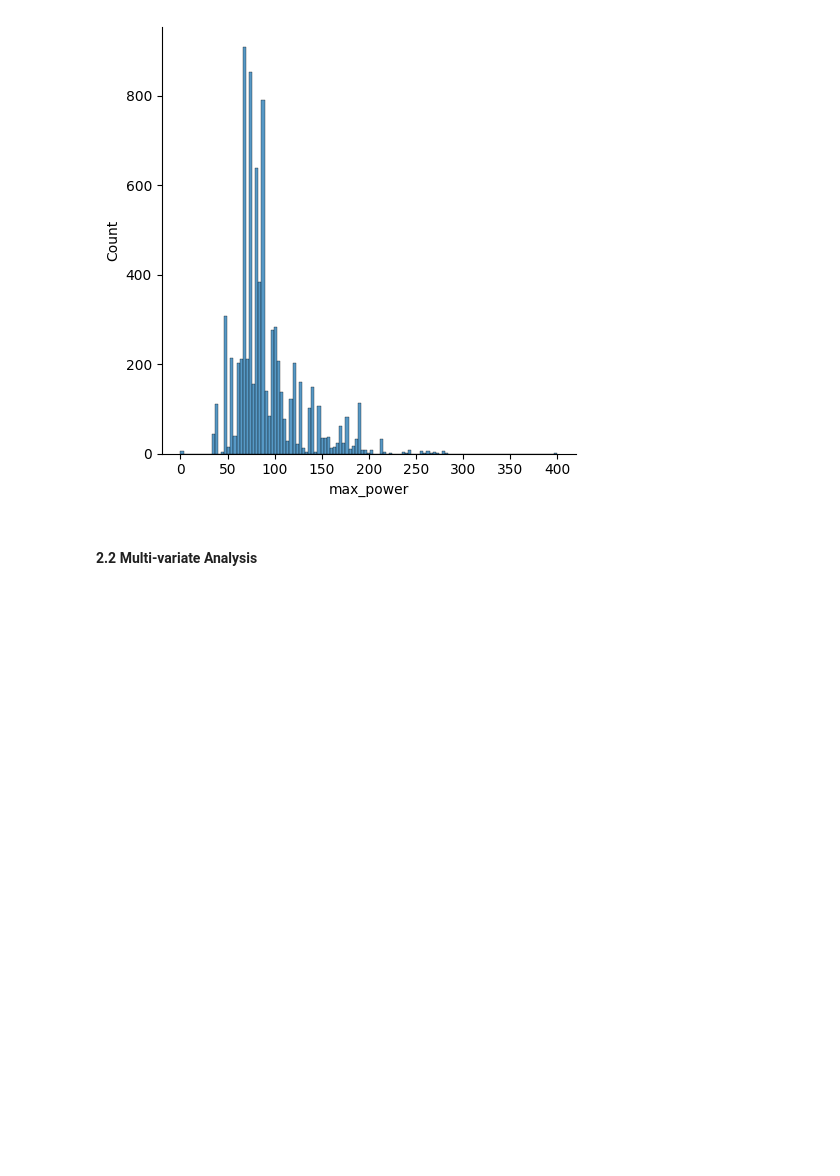
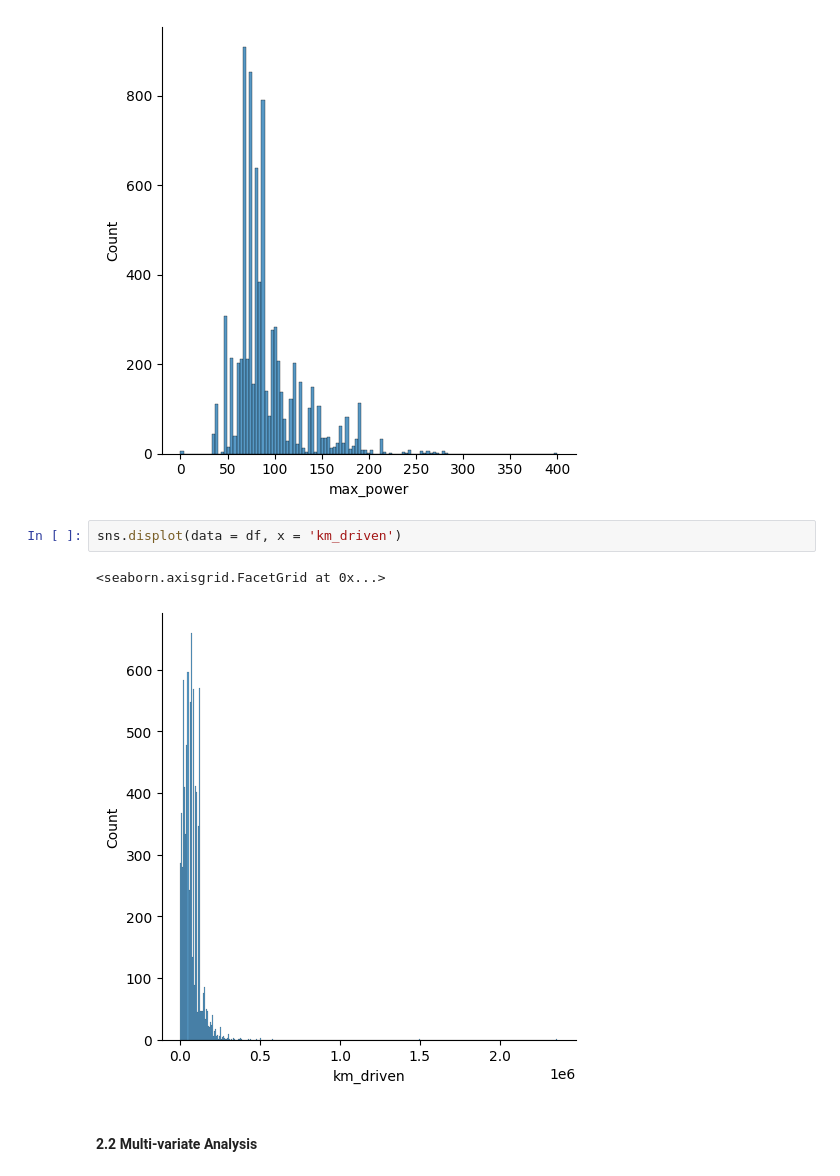
Before and after one commit to puskr99/car-price-prediction-ML, a Jupyter notebook: code/car-price-prediction.ipynb, the cells around one changed output. Drawn from its saved outputs; the diff is of its cells as text; blank space fills up the shorter version.

```diff
--- a/code/car-price-prediction.ipynb
+++ b/code/car-price-prediction.ipynb
@@ -262,6 +268,11 @@ sns.displot(data = df, x = 'max_power')
 # %% [output]
 <seaborn.axisgrid.FacetGrid at 0x...>
 [figure]
+# %%
+sns.displot(data = df, x = 'km_driven')
+# %% [output]
+<seaborn.axisgrid.FacetGrid at 0x...>
+[figure, added]
 # %% [markdown]
 #### 2.2 Multi-variate Analysis
 # %% [markdown]
```
Also changed, not shown: parts of 9 cells of this notebook, 1 other file.
